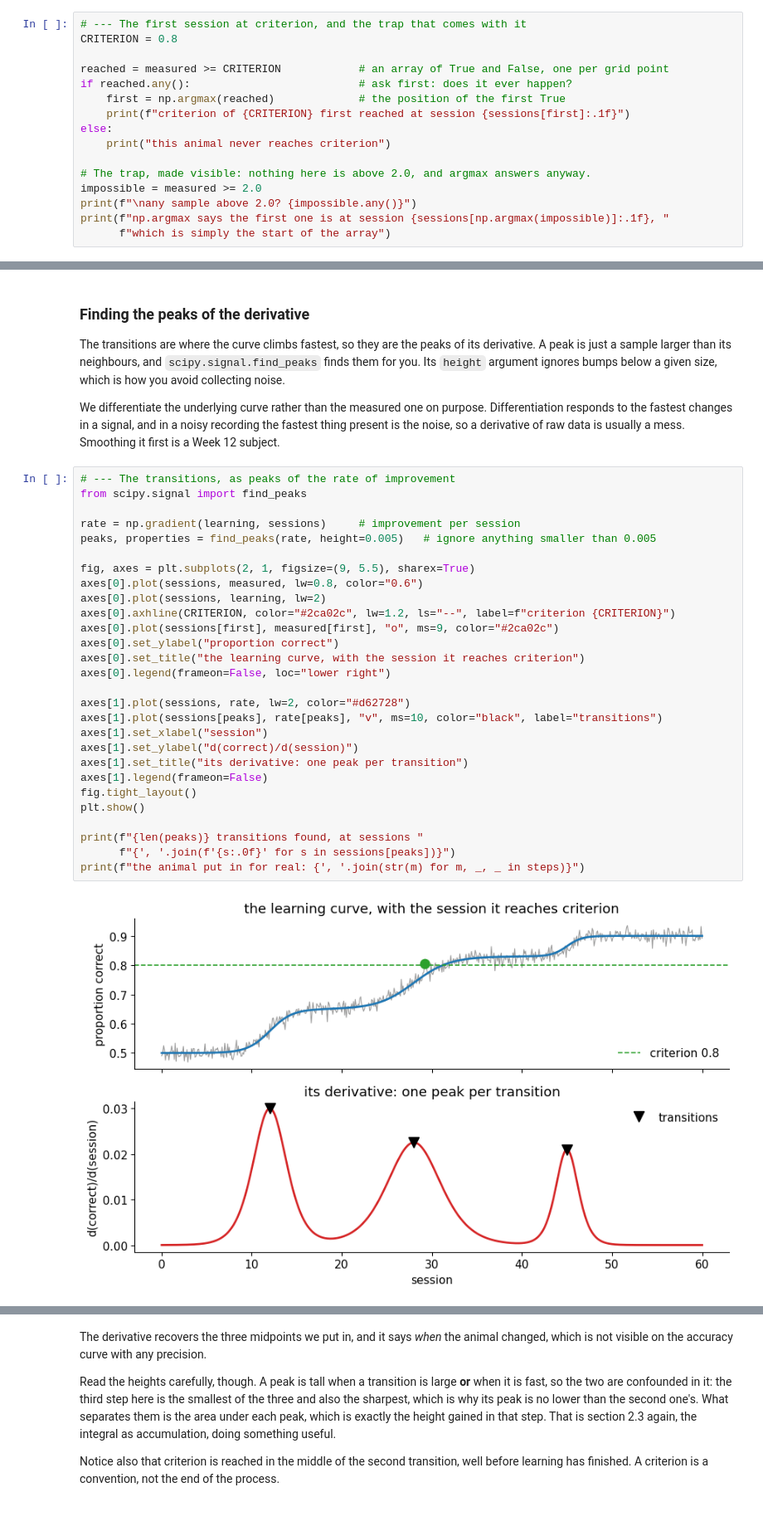
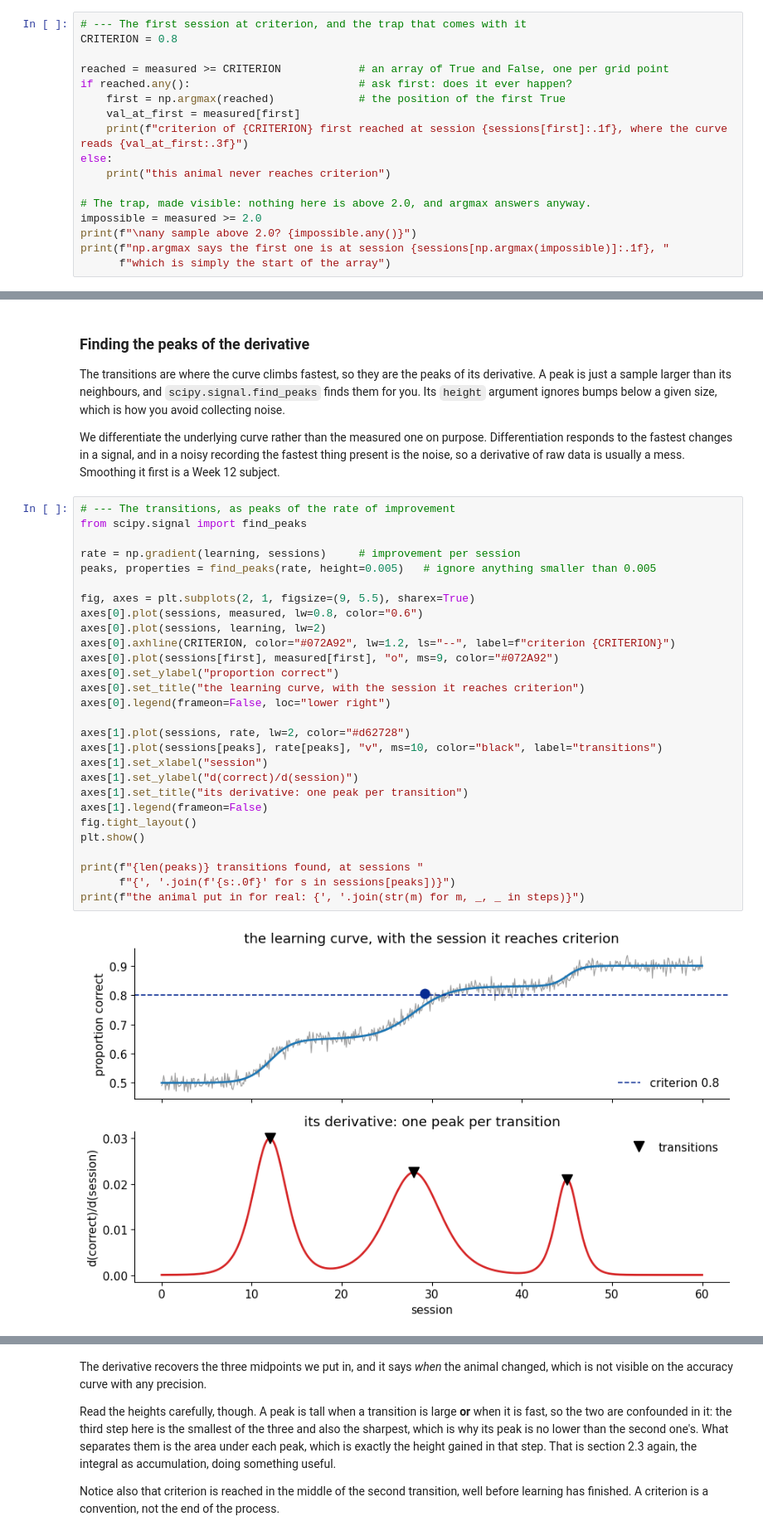
Before and after one commit to gmatteuc/QMN_course_2026, a Jupyter notebook: notebooks/02_math_refresher_TA.ipynb, the cells around one changed output, grey strips where cells are left out. Shown at 83% size. Saved outputs shown, nothing was run; the diff lists cells and outputs as text.

```diff
--- a/notebooks/02_math_refresher_TA.ipynb
+++ b/notebooks/02_math_refresher_TA.ipynb
@@ -1522,7 +1513,8 @@ CRITERION = 0.8
 reached = measured >= CRITERION            # an array of True and False, one per grid point
 if reached.any():                          # ask first: does it ever happen?
     first = np.argmax(reached)             # the position of the first True
-    print(f"criterion of {CRITERION} first reached at session {sessions[first]:.1f}")
+    val_at_first = measured[first]
+    print(f"criterion of {CRITERION} first reached at session {sessions[first]:.1f}, where the curve reads {val_at_first:.3f}")
 else:
     print("this animal never reaches criterion")
 
@@ -1549,33 +1541,33 @@ the noise, so a derivative of raw data is usually a mess. Smoothing it first is
 # %%
 # --- The transitions, as peaks of the rate of improvement
 from scipy.signal import find_peaks
 
 rate = np.gradient(learning, sessions)     # improvement per session
 peaks, properties = find_peaks(rate, height=0.005)   # ignore anything smaller than 0.005
 
 fig, axes = plt.subplots(2, 1, figsize=(9, 5.5), sharex=True)
 axes[0].plot(sessions, measured, lw=0.8, color="0.6")
 axes[0].plot(sessions, learning, lw=2)
-axes[0].axhline(CRITERION, color="#2ca02c", lw=1.2, ls="--", label=f"criterion {CRITERION}")
-axes[0].plot(sessions[first], measured[first], "o", ms=9, color="#2ca02c")
+axes[0].axhline(CRITERION, color="#072A92", lw=1.2, ls="--", label=f"criterion {CRITERION}")
+axes[0].plot(sessions[first], measured[first], "o", ms=9, color="#072A92")
 axes[0].set_ylabel("proportion correct")
 axes[0].set_title("the learning curve, with the session it reaches criterion")
 axes[0].legend(frameon=False, loc="lower right")
 
 axes[1].plot(sessions, rate, lw=2, color="#d62728")
 axes[1].plot(sessions[peaks], rate[peaks], "v", ms=10, color="black", label="transitions")
 axes[1].set_xlabel("session")
 axes[1].set_ylabel("d(correct)/d(session)")
 axes[1].set_title("its derivative: one peak per transition")
 axes[1].legend(frameon=False)
 fig.tight_layout()
 plt.show()
 
 print(f"{len(peaks)} transitions found, at sessions "
       f"{', '.join(f'{s:.0f}' for s in sessions[peaks])}")
 print(f"the animal put in for real: {', '.join(str(m) for m, _, _ in steps)}")
 # %% [output]
-[figure, old version]
+[figure, new version]
 3 transitions found, at sessions 12, 28, 45
 the animal put in for real: 12, 28, 45
 # %% [markdown]
```
Also changed, not shown: parts of 5 cells of this notebook, 1 other file.
